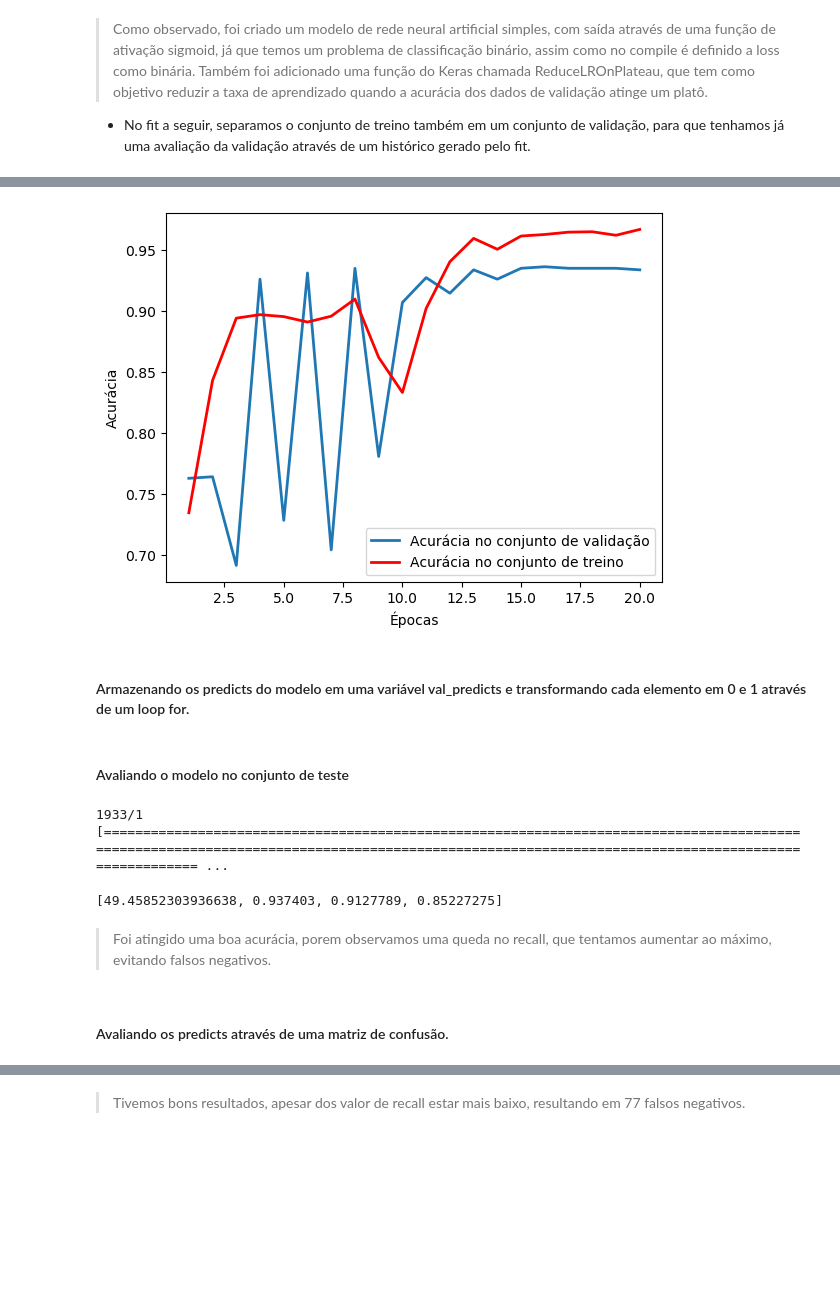
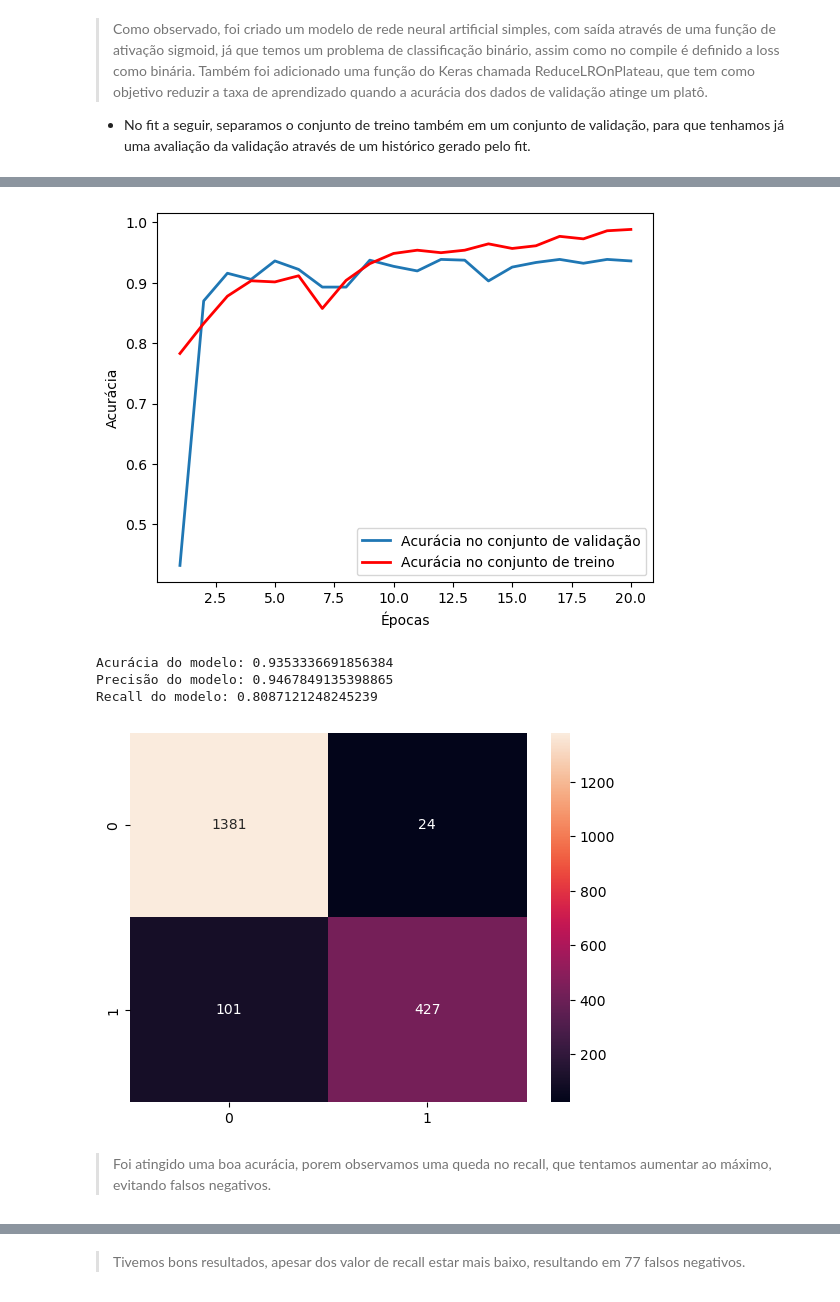
Before and after one commit to marttinslucas/xrays_pneumonia_classification, a Jupyter notebook: pneumonia-xrays.ipynb, the cells around one changed output, grey strips where cells are left out. Saved outputs shown, nothing was run; the diff lists cells and outputs as text; code cells hidden in the pictures; blank space fills up the shorter version.

```diff
--- a/pneumonia-xrays.ipynb
+++ b/pneumonia-xrays.ipynb
@@ -186,3 +188,6 @@ weight_class1, weight_class0
+# %%
+X_train = X_train.reshape(X_train.shape[0], X_train.shape[1], X_train.shape[2], 1)
+X_test = X_test.reshape(X_test.shape[0], X_test.shape[1], X_test.shape[2], 1)
 # %% [markdown]
 ### Construindo modelo de Rede Neural Artificial
 # %%
@@ -258,19 +267,39 @@ Epoch 20/20
 # %%
-history_dict = history.history
-accuracy = history_dict['accuracy']
-val_acc = history_dict['val_accuracy']
-range_epochs = range(1, len(accuracy) + 1)
+def eval_model(dict, model, y_test):
+    print(f"Acurácia do modelo: {dict[1]}\nPrecisão do modelo: {dict[2]}\nRecall do modelo: {dict[3]} ")
+    y_pred = model.predict(X_test.astype('float'))
+    y_pred = [1 * (x[0]>=0.5) for x in y_pred]
+    cm = confusion_matrix(y_test, y_pred)
+    sn = sns.heatmap(cm, annot=True, fmt="");
+    fpr, tpr, threshold = roc_curve(y_test, y_pred)
+    return y_pred
 
-plt.style.use('default')
-accuracy_val = plt.plot(range_epochs, val_acc, label='Acurácia no conjunto de validação')
-accuracy_train = plt.plot(range_epochs, accuracy, label='Acurácia no conjunto de treino', color="r")
-plt.setp(accuracy_val, linewidth=2.0)
-plt.setp(accuracy_train, linewidth=2.0)
-plt.xlabel('Épocas')
-plt.ylabel('Acurácia')
-plt.legend(loc="lower right")
-plt.show()
+def plot_roc(y_test, y_pred):
+    fpr, tpr, threshold = roc_curve(y_test, y_pred)
+
+    # Plot roc curve
+    plt.plot(fpr, tpr, color="y", label="ROC")
+    plt.plot([0, 1], [0, 1], color="darkblue", linestyle="--")
+    plt.plot(fpr, tpr, label='AUC = {:.3f}'.format(auc(fpr,tpr)), color='y')
+
+    plt.xlabel("False positive rate (fpr)")
+    plt.ylabel("True positive rate (tpr)")
+    plt.title("Receiver Operating Characteristic (ROC) Curve")
+    plt.legend()
+    plt.show()
+
+def plot_history(history):
+    history_dict = history.history
+    accuracy = history_dict['accuracy']
+    val_acc = history_dict['val_accuracy']
+    range_epochs = range(1, len(accuracy) + 1)
+
+    plt.style.use('default')
+    accuracy_val = plt.plot(range_epochs, val_acc, label='Acurácia no conjunto de validação')
+    accuracy_train = plt.plot(range_epochs, accuracy, label='Acurácia no conjunto de treino', color="r")
+    plt.setp(accuracy_val, linewidth=2.0)
+    plt.setp(accuracy_train, linewidth=2.0)
+    plt.xlabel('Épocas')
+    plt.ylabel('Acurácia')
+    plt.legend(loc="lower right")
+    plt.show()
-# %% [output]
-[figure, removed]
-# %% [markdown]
-#### Armazenando os predicts do modelo em uma variável val_predicts e transformando cada elemento em 0 e 1 através de um loop for.
@@ -280,11 +306,13 @@ y_pred = [1 * (x[0]>=0.5) for x in val_predicts]
-# %% [markdown]
-#### Avaliando o modelo no conjunto de teste
-# %%
-model.evaluate(X_test,y_test)
-# %% [output]
-1933/1 [================================================================================================================================================================================================ ...
-[49.45852303936638, 0.937403, 0.9127789, 0.85227275]
+# %%
+plot_history(history)
+# %% [output]
+[figure, added]
+# %%
+y_pred = eval_model(model.evaluate(X_test,y_test, verbose=-1), model, y_test)
+# %% [output]
+Acurácia do modelo: 0.9353336691856384
+Precisão do modelo: 0.9467849135398865
+Recall do modelo: 0.8087121248245239
+[figure, added]
 # %% [markdown]
 > Foi atingido uma boa acurácia, porem observamos uma queda no recall, que tentamos aumentar ao máximo, evitando falsos negativos.
-# %% [markdown]
-#### Avaliando os predicts através de uma matriz de confusão.
```
Also changed, not shown: parts of 32 cells of this notebook.
